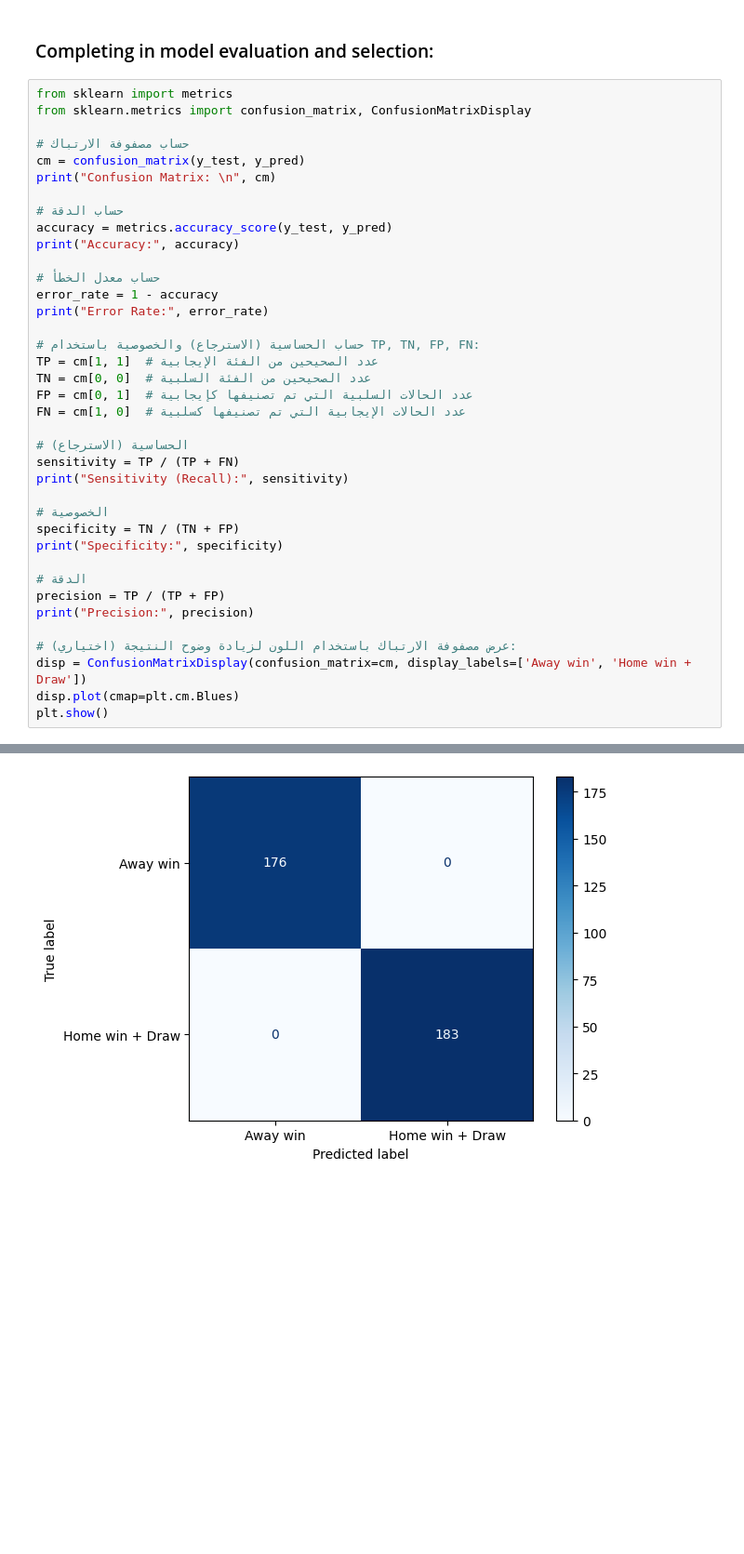
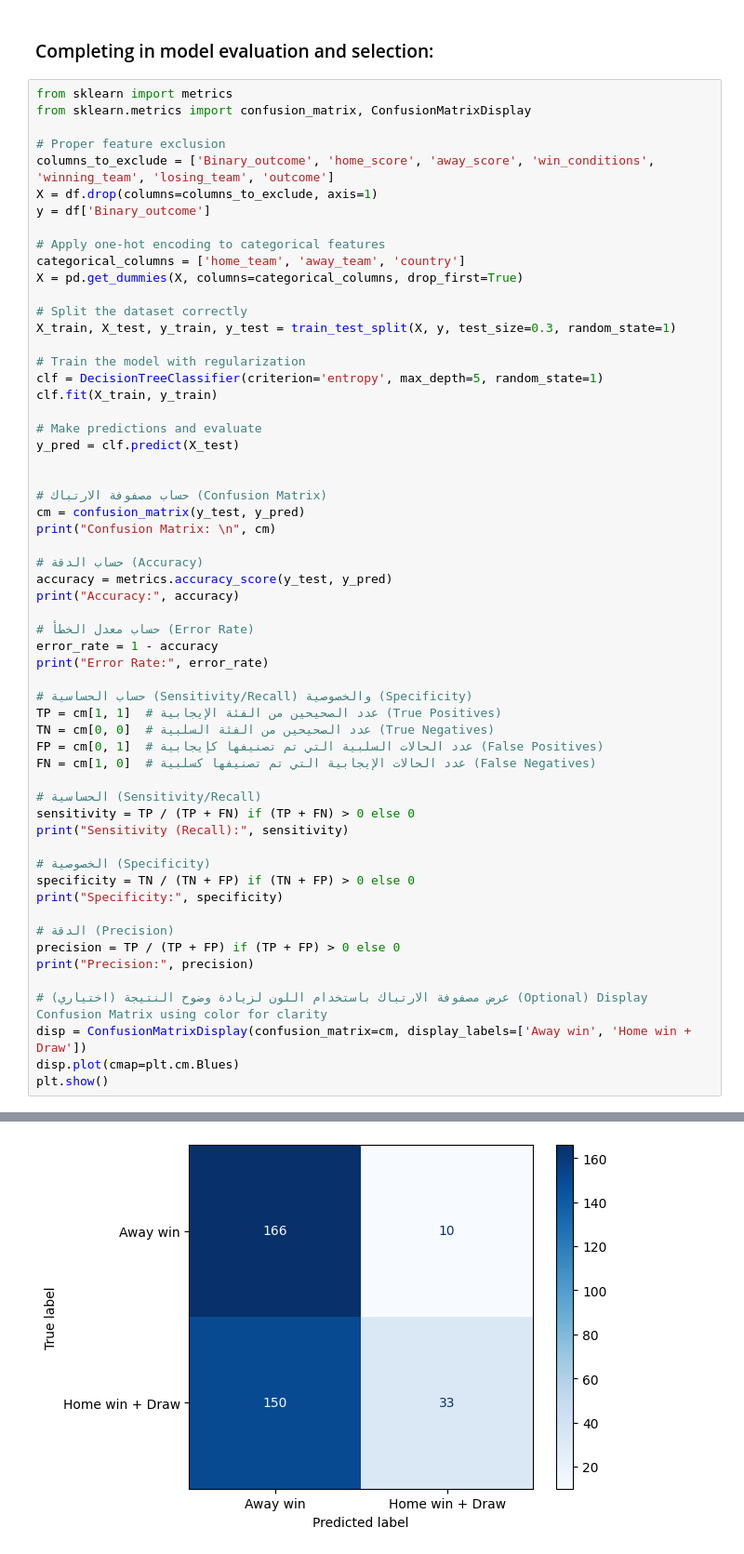
Before and after one commit to Aljwharah9/Project-IT-326, a Jupyter notebook: Phase_3.ipynb, the cells around one changed output, grey strips where cells are left out. Shown at 93% size. Drawn from its saved outputs; the diff is of its cells as text; blank space fills up the shorter version.

```diff
--- a/Phase_3.ipynb
+++ b/Phase_3.ipynb
@@ -282,37 +279,57 @@ plt.show()
 from sklearn import metrics
 from sklearn.metrics import confusion_matrix, ConfusionMatrixDisplay
 
-# حساب مصفوفة الارتباك
+# Proper feature exclusion
+columns_to_exclude = ['Binary_outcome', 'home_score', 'away_score', 'win_conditions', 'winning_team', 'losing_team', 'outcome']
+X = df.drop(columns=columns_to_exclude, axis=1)
+y = df['Binary_outcome']
+
+# Apply one-hot encoding to categorical features
+categorical_columns = ['home_team', 'away_team', 'country']
+X = pd.get_dummies(X, columns=categorical_columns, drop_first=True)
+
+# Split the dataset correctly
+X_train, X_test, y_train, y_test = train_test_split(X, y, test_size=0.3, random_state=1)
+
+# Train the model with regularization
+clf = DecisionTreeClassifier(criterion='entropy', max_depth=5, random_state=1)
+clf.fit(X_train, y_train)
+
+# Make predictions and evaluate
+y_pred = clf.predict(X_test)
+
+
+# حساب مصفوفة الارتباك (Confusion Matrix)
 cm = confusion_matrix(y_test, y_pred)
 print("Confusion Matrix: \n", cm)
 
-# حساب الدقة
+# حساب الدقة (Accuracy)
 accuracy = metrics.accuracy_score(y_test, y_pred)
 print("Accuracy:", accuracy)
 
-# حساب معدل الخطأ
+# حساب معدل الخطأ (Error Rate)
 error_rate = 1 - accuracy
 print("Error Rate:", error_rate)
 
-# حساب الحساسية (الاسترجاع) والخصوصية باستخدام TP, TN, FP, FN:
-TP = cm[1, 1]  # عدد الصحيحين من الفئة الإيجابية
-TN = cm[0, 0]  # عدد الصحيحين من الفئة السلبية
-FP = cm[0, 1]  # عدد الحالات السلبية التي تم تصنيفها كإيجابية
-FN = cm[1, 0]  # عدد الحالات الإيجابية التي تم تصنيفها كسلبية
+# حساب الحساسية (Sensitivity/Recall) والخصوصية (Specificity)
+TP = cm[1, 1]  # عدد الصحيحين من الفئة الإيجابية (True Positives)
+TN = cm[0, 0]  # عدد الصحيحين من الفئة السلبية (True Negatives)
+FP = cm[0, 1]  # عدد الحالات السلبية التي تم تصنيفها كإيجابية (False Positives)
+FN = cm[1, 0]  # عدد الحالات الإيجابية التي تم تصنيفها كسلبية (False Negatives)
 
-# الحساسية (الاسترجاع)
-sensitivity = TP / (TP + FN)
+# الحساسية (Sensitivity/Recall)
+sensitivity = TP / (TP + FN) if (TP + FN) > 0 else 0
 print("Sensitivity (Recall):", sensitivity)
 
-# الخصوصية
-specificity = TN / (TN + FP)
+# الخصوصية (Specificity)
+specificity = TN / (TN + FP) if (TN + FP) > 0 else 0
 print("Specificity:", specificity)
 
-# الدقة
-precision = TP / (TP + FP)
+# الدقة (Precision)
+precision = TP / (TP + FP) if (TP + FP) > 0 else 0
 print("Precision:", precision)
 
-# (اختياري) عرض مصفوفة الارتباك باستخدام اللون لزيادة وضوح النتيجة:
+# (اختياري) عرض مصفوفة الارتباك باستخدام اللون لزيادة وضوح النتيجة (Optional) Display Confusion Matrix using color for clarity
 disp = ConfusionMatrixDisplay(confusion_matrix=cm, display_labels=['Away win', 'Home win + Draw'])
 disp.plot(cmap=plt.cm.Blues)
 plt.show()
@@ -328 +345 @@ Precision: 1.0
-[figure, old version]
+[figure, new version]
```
Also changed, not shown: parts of 7 cells of this notebook, 2 other files.
